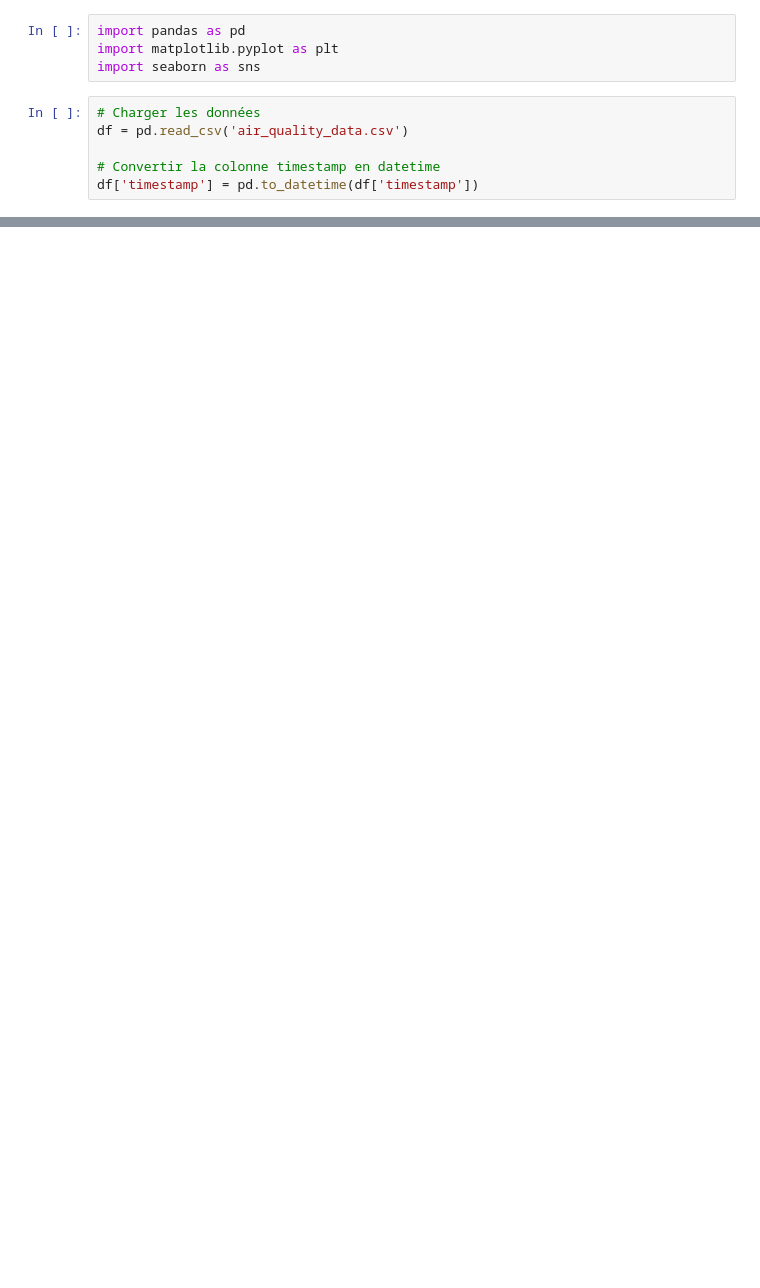
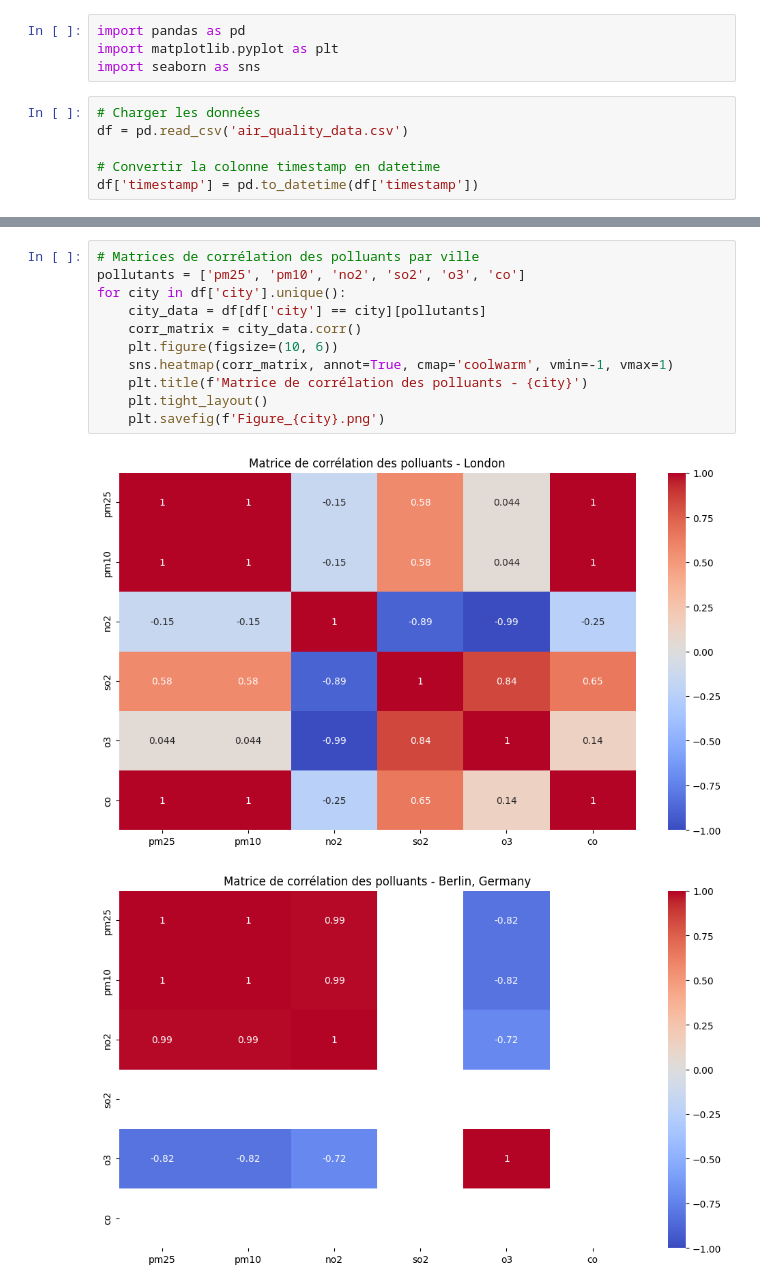
Before and after one commit to neko49/exam_artificial_inteligence, a Jupyter notebook: data_analysis.ipynb, the cells around one changed output, grey strips where cells are left out. Drawn from its saved outputs; the diff is of its cells as text; blank space fills up the shorter version.

```diff
--- a/data_analysis.ipynb
+++ b/data_analysis.ipynb
@@ -33,0 +39,14 @@ plt.show()
+# %%
+# Matrices de corrélation des polluants par ville
+pollutants = ['pm25', 'pm10', 'no2', 'so2', 'o3', 'co']
+for city in df['city'].unique():
+    city_data = df[df['city'] == city][pollutants]
+    corr_matrix = city_data.corr()
+    plt.figure(figsize=(10, 6))
+    sns.heatmap(corr_matrix, annot=True, cmap='coolwarm', vmin=-1, vmax=1)
+    plt.title(f'Matrice de corrélation des polluants - {city}')
+    plt.tight_layout()
+    plt.savefig(f'Figure_{city}.png')
+# %% [output]
+[figure, added]
+[figure, added]
```
Also changed, not shown: parts of 6 cells of this notebook, 17 other files.
